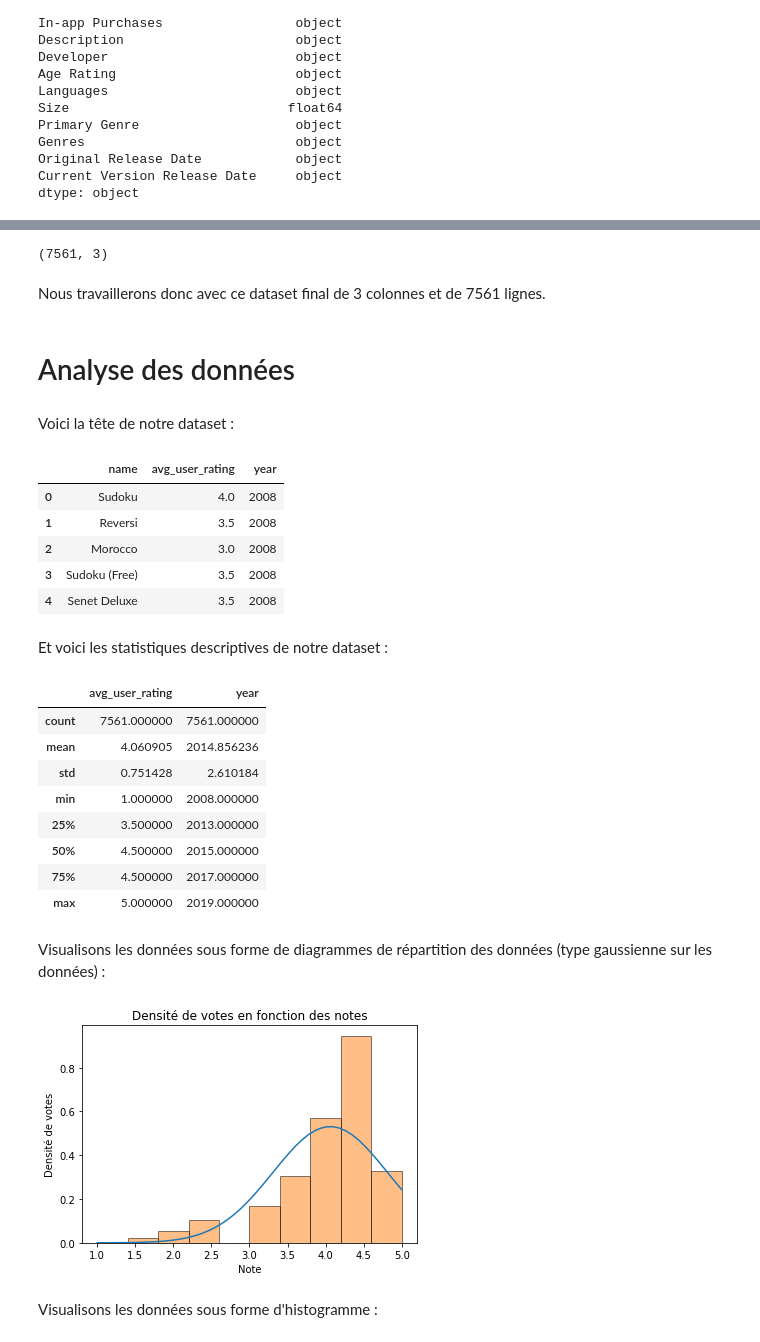
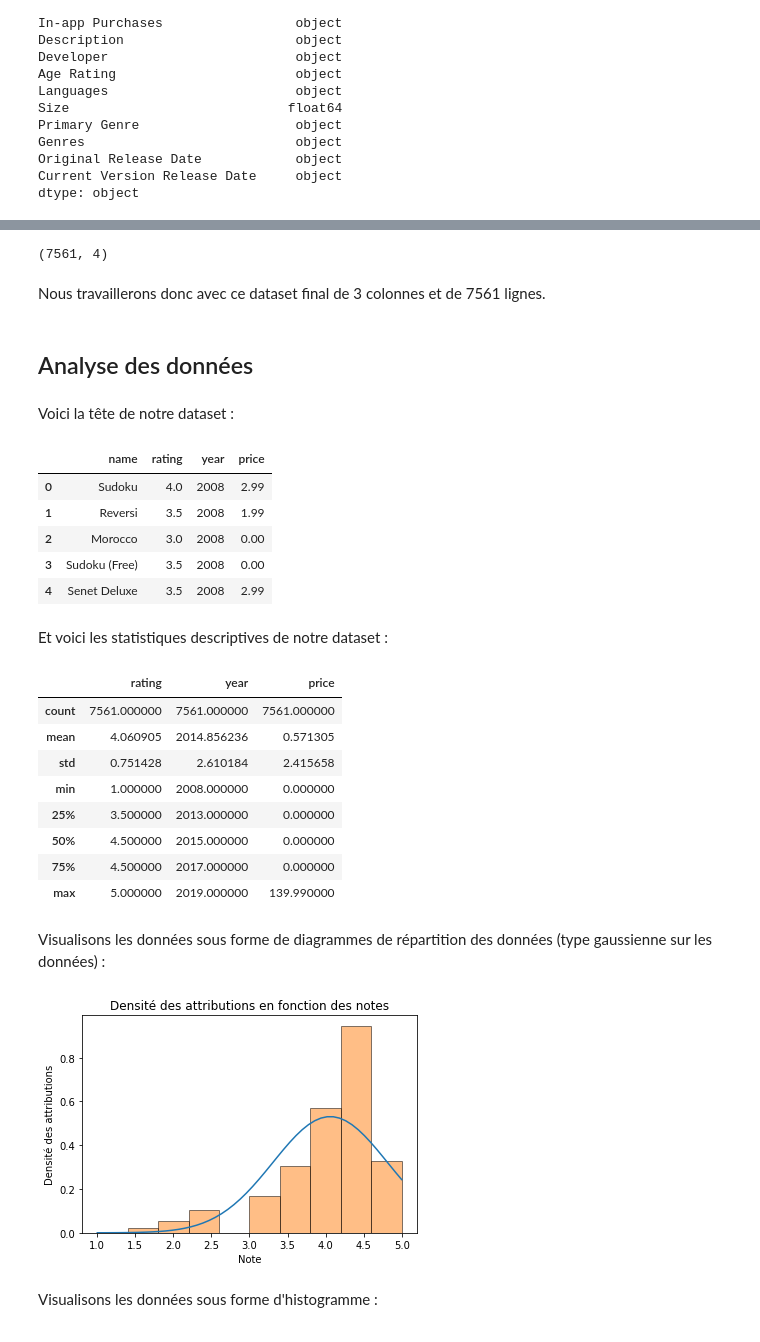
Before and after one commit to MaximeDubost/Python-H3, a Jupyter notebook: appstore_games.ipynb, the cells around one changed output, grey strips where cells are left out. Drawn from its saved outputs; the diff is of its cells as text; code cells hidden in the pictures.

```diff
--- a/appstore_games.ipynb
+++ b/appstore_games.ipynb
@@ -50,4 +52,0 @@ Observons le dataset d'origine. Le but est premièrement de ne garder que les co
-# %%
-year = pd.DatetimeIndex(df['Original Release Date']).year
-df = pd.DataFrame({"name": df["Name"], "avg_user_rating": df["Average User Rating"], "year": year})
-df.isna().sum()
@@ -58,0 +55,3 @@ dtype: int64
+# %%
+df = pd.DataFrame({"name": df["Name"], "rating": df["Average User Rating"], "year": pd.DatetimeIndex(df['Original Release Date']).year, "price": df["Price"]})
+df.isna().sum()
@@ -61,4 +66,4 @@ Nous pouvons voir qu'une colonne a 9446 lignes vides. Afin de faciliter notre tr
 # %%
-df = df.loc[df.avg_user_rating.notnull(), ['name', 'avg_user_rating','year']]
+df = df.loc[df.rating.notnull(), ['name', 'rating','year', 'price']]
 df.isna().sum()
 # %% [output]
@@ -69,50 +75,50 @@ dtype: int64
 # %%
 df.shape
 # %% [output]
-(7561, 3)
+(7561, 4)
 # %% [markdown]
 Nous travaillerons donc avec ce dataset final de 3 colonnes et de 7561 lignes.
 # %% [markdown]
-# Analyse des données
+## Analyse des données
 # %% [markdown]
 Voici la tête de notre dataset :
 # %%
 df.head()
 # %% [output]
-|  | name | avg_user_rating | year |
-| 0 | Sudoku | 4.0 | 2008 |
-| 1 | Reversi | 3.5 | 2008 |
-| 2 | Morocco | 3.0 | 2008 |
-| 3 | Sudoku (Free) | 3.5 | 2008 |
-| 4 | Senet Deluxe | 3.5 | 2008 |
+|  | name | rating | year | price |
+| 0 | Sudoku | 4.0 | 2008 | 2.99 |
+| 1 | Reversi | 3.5 | 2008 | 1.99 |
+| 2 | Morocco | 3.0 | 2008 | 0.00 |
+| 3 | Sudoku (Free) | 3.5 | 2008 | 0.00 |
+| 4 | Senet Deluxe | 3.5 | 2008 | 2.99 |
 # %% [markdown]
 Et voici les statistiques descriptives de notre dataset :
 # %%
 df.describe()
 # %% [output]
-|  | avg_user_rating | year |
-| count | 7561.000000 | 7561.000000 |
-| mean | 4.060905 | 2014.856236 |
-| std | 0.751428 | 2.610184 |
-| min | 1.000000 | 2008.000000 |
-| 25% | 3.500000 | 2013.000000 |
-| 50% | 4.500000 | 2015.000000 |
-| 75% | 4.500000 | 2017.000000 |
-| max | 5.000000 | 2019.000000 |
+|  | rating | year | price |
+| count | 7561.000000 | 7561.000000 | 7561.000000 |
+| mean | 4.060905 | 2014.856236 | 0.571305 |
+| std | 0.751428 | 2.610184 | 2.415658 |
+| min | 1.000000 | 2008.000000 | 0.000000 |
+| 25% | 3.500000 | 2013.000000 | 0.000000 |
+| 50% | 4.500000 | 2015.000000 | 0.000000 |
+| 75% | 4.500000 | 2017.000000 | 0.000000 |
+| max | 5.000000 | 2019.000000 | 139.990000 |
 # %% [markdown]
 Visualisons les données sous forme de diagrammes de répartition des données (type gaussienne sur les données) :
 # %%
-std = np.std(df.avg_user_rating, ddof=1)
-mean = np.mean(df.avg_user_rating)
-domain = np.linspace(np.min(df.avg_user_rating), np.max(df.avg_user_rating))
+std = np.std(df.rating, ddof=1)
+mean = np.mean(df.rating)
+domain = np.linspace(np.min(df.rating), np.max(df.rating))
 plt.plot(domain, norm.pdf(domain, mean, std))
-plt.hist(df.avg_user_rating, edgecolor = 'black', alpha = 0.5, density = True)
-plt.title('Densité de votes en fonction des notes')
+plt.hist(df.rating, edgecolor = 'black', alpha = 0.5, density = True)
+plt.title('Densité des attributions en fonction des notes')
 plt.xlabel('Note')
-plt.ylabel('Densité de votes')
+plt.ylabel('Densité des attributions')
 plt.show()
 # %% [output]
-[figure, old version]
+[figure, new version]
 # %% [markdown]
 Visualisons les données sous forme d'histogramme :
 # %%
```
Also changed, not shown: parts of 35 cells of this notebook.
